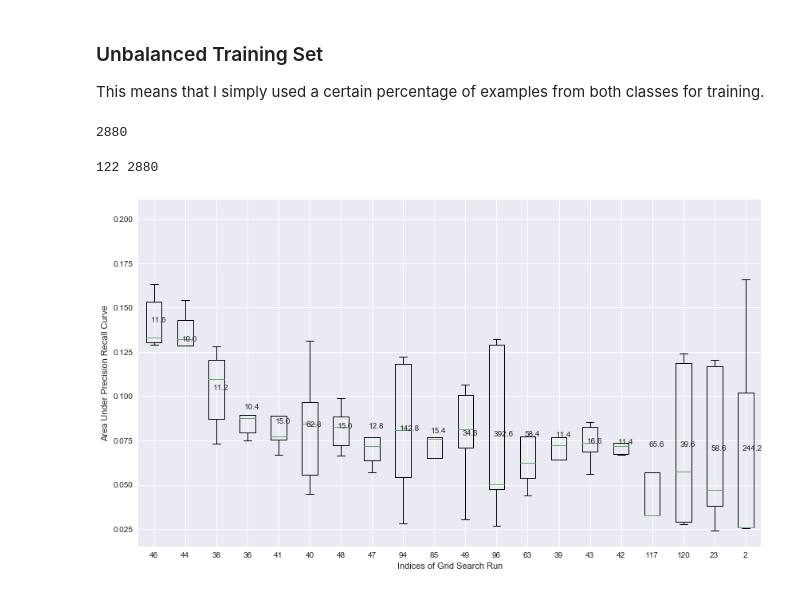
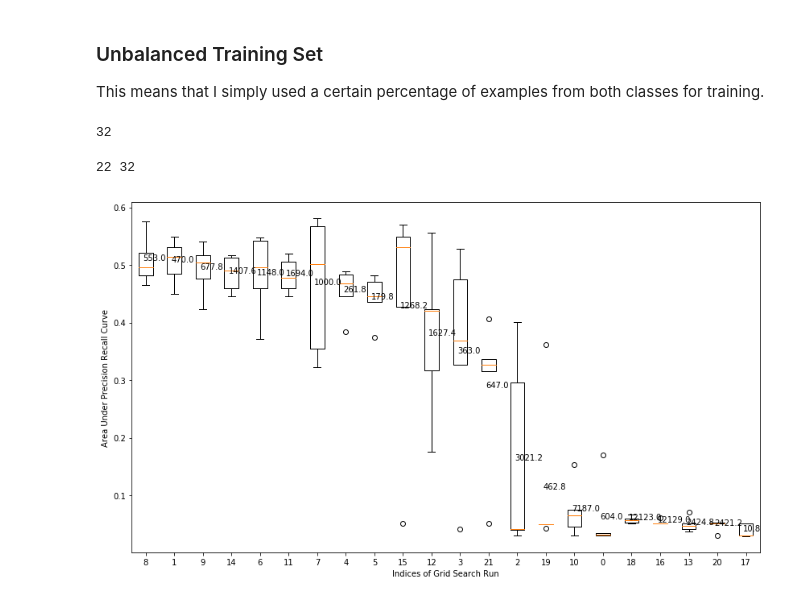
Before and after one commit to schulter/EMOGI, a Jupyter notebook: GCN/evalute_gridsearch.ipynb, the cells around one changed output. Drawn from its saved outputs; the diff is of its cells as text; code cells hidden in the pictures.

```diff
--- a/GCN/evalute_gridsearch.ipynb
+++ b/GCN/evalute_gridsearch.ipynb
@@ -15,7 +15,7 @@ At first, I want to investigate the best grid search runs. The problem is here t
 I now report that as well but until the second grid search has finished, I have to try to normalize for the number of predictions, too.
 # %%
 # open grid search results
-with open('../data/gridsearch/gridsearchcv_results_cnasnv_syn_mean_unbalanced.pkl', 'rb') as f:
+with open('../data/gridsearch/gridsearchcv_results_multiomics_qnorm.pkl', 'rb') as f:
     performances = pickle.load(f)
 # %% [markdown]
 ### Balanced Training Set
@@ -27,9 +27,11 @@ aupr_sorted = sorted(performances, key=lambda x: np.mean(x[3]),
 aupr_only = [p[3] for p in aupr_sorted]
 indices = np.argsort([np.mean(p[3]) for p in performances])[::-1]
 
-fig, ax = plt.subplots(figsize=(14, 8))
+fig, ax = plt.subplots(figsize=(20, 8))
 #fig = plt.figure(figsize=(14,  8))
-x = plt.boxplot(aupr_only[:num_to_print], labels=indices[:num_to_print])
+x = seaborn.boxplot(data=aupr_only[:num_to_print])
+#x = seaborn.swarmplot(data=aupr_only[:num_to_print])
+x.set_xticklabels(indices[:num_to_print])
 ax.set_ylabel('Area Under Precision Recall Curve')
 ax.set_xlabel('Indices of Grid Search Run')
 fig.savefig('boxplot_best_{}_aupr.png'.format(num_to_print), dpi=300)
@@ -55,11 +57,11 @@ performances[68]
   'weight_decay': 0.0005})
 # %%
-num_to_print = 15
+num_to_print = 32
 all_losses = [p[1] for p in performances]
 sorted_loss = sorted(all_losses, key=lambda x: np.mean(x), reverse=True)
 indices = np.argsort(np.mean(all_losses, axis=1))[::-1]
 
-fig, ax = plt.subplots(figsize=(14, 8))
+fig, ax = plt.subplots(figsize=(20, 8))
 x = plt.boxplot(sorted_loss[:num_to_print], labels=indices[:num_to_print])
 ax.set_ylabel('Loss')
 ax.set_xlabel('Indices of Grid Search Run')
@@ -70,40 +72,41 @@ fig.savefig('boxplot_best_{}_loss.png'.format(num_to_print), dpi=300)
 ### Unbalanced Training Set
 This means that I simply used a certain percentage of examples from both classes for training.
 # %%
-with open('../data/gridsearch/gridsearch_results_unbalanced.pkl', 'rb') as f:
+with open('../data/gridsearch/gridsearchcv_results_multiomics_qnorm.pkl', 'rb') as f:
     performances = pickle.load(f)
     print (len(performances))
 # %% [output]
-2880
+32
 # %%
 def boxplot_performances(perf, num_to_plot, sort_func, reverse=True, index_to_show=2):
     perf_sorted = sorted(perf, key=sort_func, reverse=reverse)
     indices = np.argsort([sort_func(p) for p in perf])
     if reverse:
         indices = indices[::-1]
     to_show = [p[index_to_show] for p in perf_sorted]
 
     # plot boxplot
     fig, ax = plt.subplots(figsize=(14, 8))
     x = plt.boxplot(to_show[:num_to_print], labels=indices[:num_to_print])
     # plot upper labels
     x_pos = np.arange(num_to_plot) + 1
     y_pos = [np.mean(x[index_to_show]) for x in perf_sorted]
     labels = [str(np.mean(x[2])) for x in perf_sorted]
 
     for tick, label in zip(range(num_to_plot), ax.get_xticklabels()):
         ax.text(x_pos[tick]-.1, y_pos[tick], labels[tick])
 
     ax.set_ylabel('Area Under Precision Recall Curve')
     ax.set_xlabel('Indices of Grid Search Run')
-    #fig.savefig('boxplot_best_{}_aupr.png'.format(num_to_print), dpi=300)
+    fig.savefig('boxplot_best_{}_aupr.png'.format(num_to_print), dpi=300)
+
 pp38 = [p for p in performances if np.mean(p[2]) >= 10]
 print (len(pp38), len(performances))
 boxplot_performances(pp38,
-                     max(20, len(pp38)),
+                     max(32, len(pp38)),
                      lambda x: np.mean(np.array(x[3])),
                      reverse=True,
                      index_to_show=3) # 2=number of predictions
 # %% [output]
-122 2880
+22 32
-[figure, old version]
+[figure, new version]
```
Also changed, not shown: parts of 7 cells of this notebook, 3 other files.
